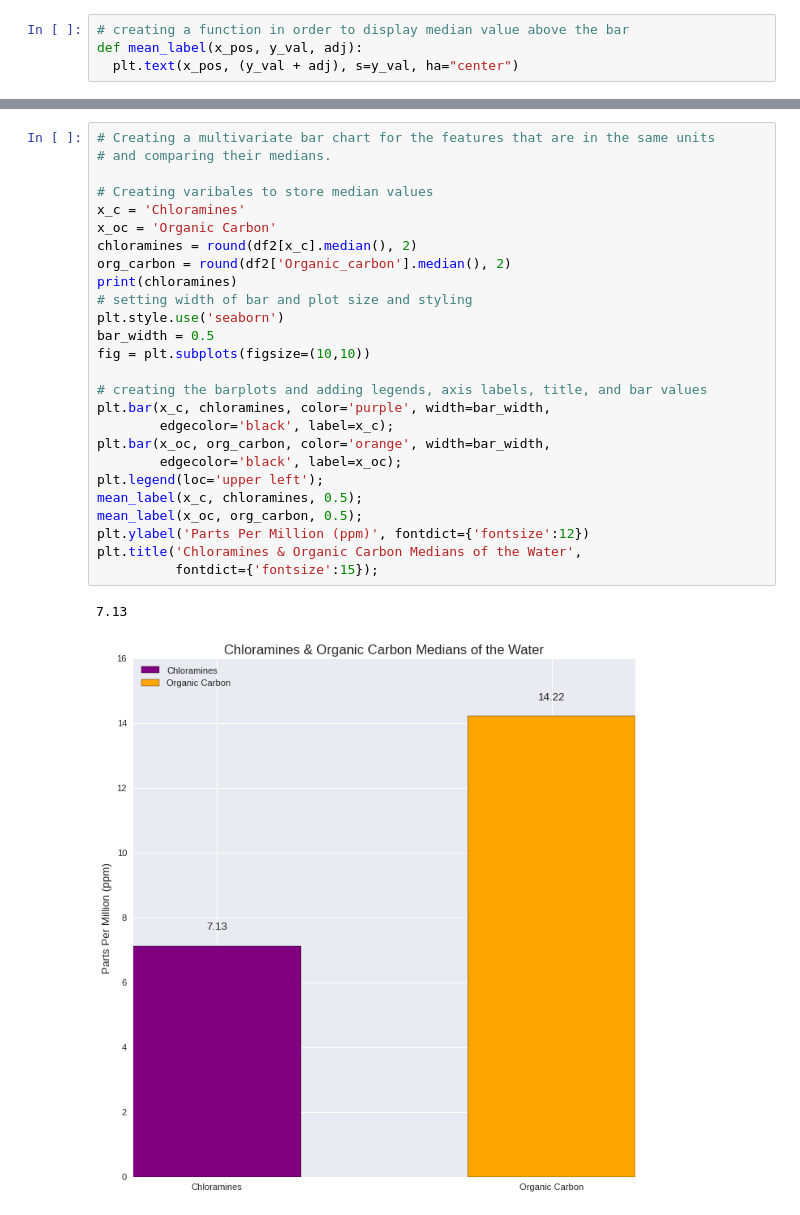
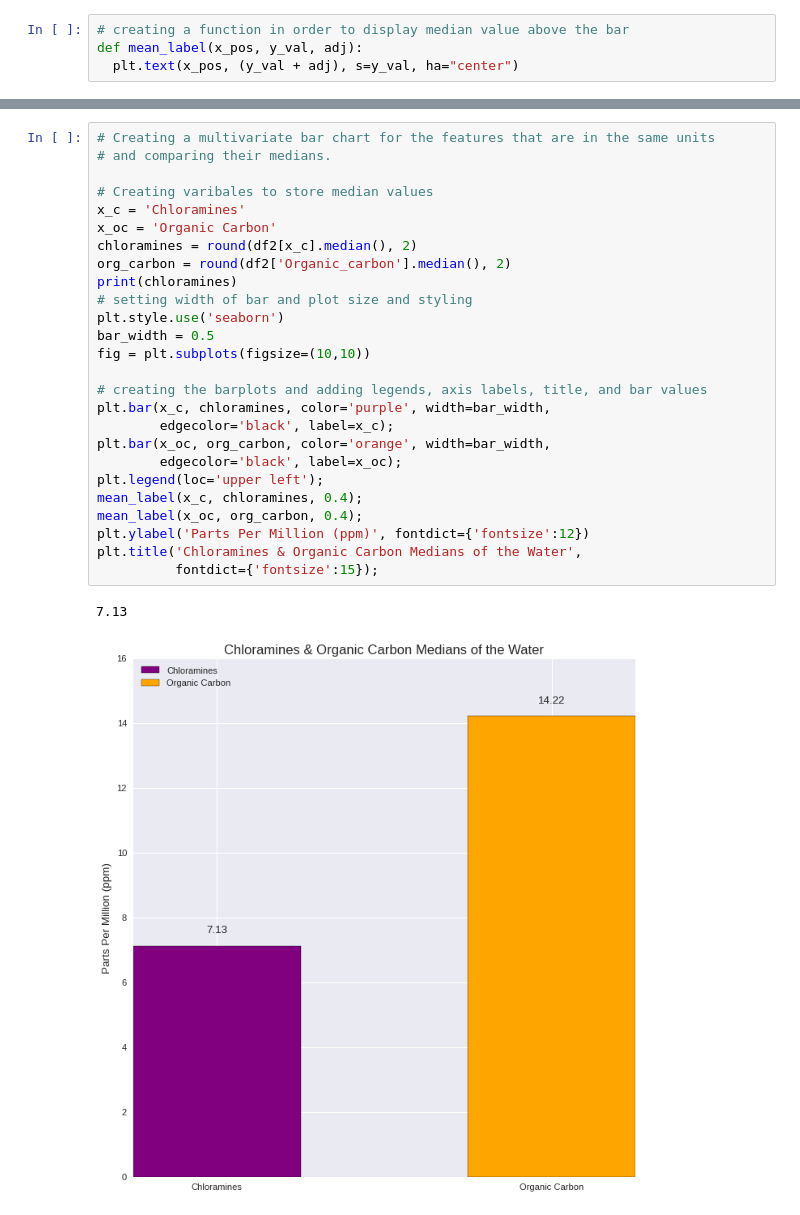
Before and after one commit to dvisionst/Project_Two, a Jupyter notebook: Project_Two.ipynb, the cells around one changed output, grey strips where cells are left out. Cells and saved outputs as stored; diff of their text form.

```diff
--- a/Project_Two.ipynb
+++ b/Project_Two.ipynb
@@ -227,29 +283,29 @@ plt.title('Median Hardness & Sulfates of the Water', fontdict={'fontsize':15});
 # %%
 # Creating a multivariate bar chart for the features that are in the same units
 # and comparing their medians.
 
 # Creating varibales to store median values
 x_c = 'Chloramines'
 x_oc = 'Organic Carbon'
 chloramines = round(df2[x_c].median(), 2)
 org_carbon = round(df2['Organic_carbon'].median(), 2)
 print(chloramines)
 # setting width of bar and plot size and styling
 plt.style.use('seaborn')
 bar_width = 0.5
 fig = plt.subplots(figsize=(10,10))
 
 # creating the barplots and adding legends, axis labels, title, and bar values
 plt.bar(x_c, chloramines, color='purple', width=bar_width,
         edgecolor='black', label=x_c);
 plt.bar(x_oc, org_carbon, color='orange', width=bar_width,
         edgecolor='black', label=x_oc);
 plt.legend(loc='upper left');
-mean_label(x_c, chloramines, 0.5);
-mean_label(x_oc, org_carbon, 0.5);
+mean_label(x_c, chloramines, 0.4);
+mean_label(x_oc, org_carbon, 0.4);
 plt.ylabel('Parts Per Million (ppm)', fontdict={'fontsize':12})
 plt.title('Chloramines & Organic Carbon Medians of the Water',
           fontdict={'fontsize':15});
 # %% [output]
 7.13
-[figure, old version]
+[figure, new version]
```
Also changed, not shown: parts of 39 cells of this notebook.
